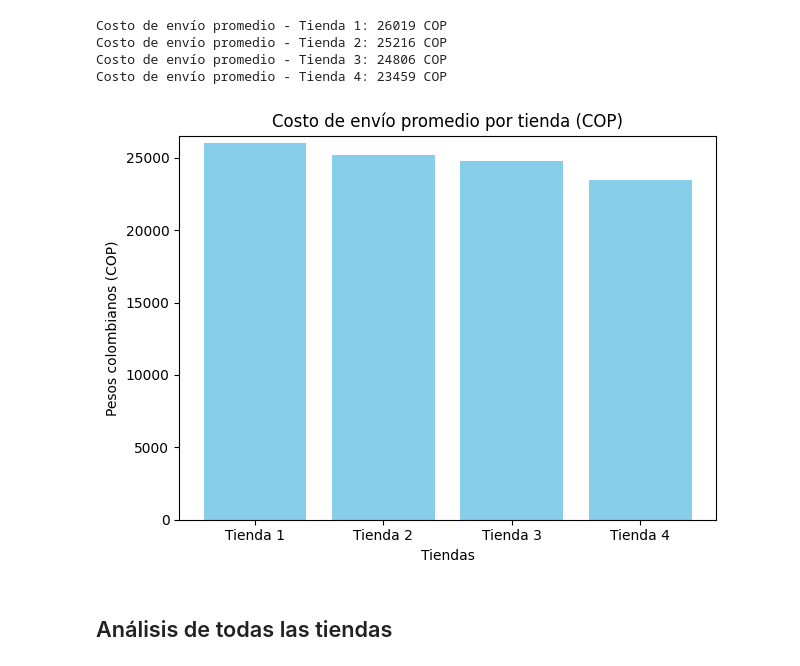
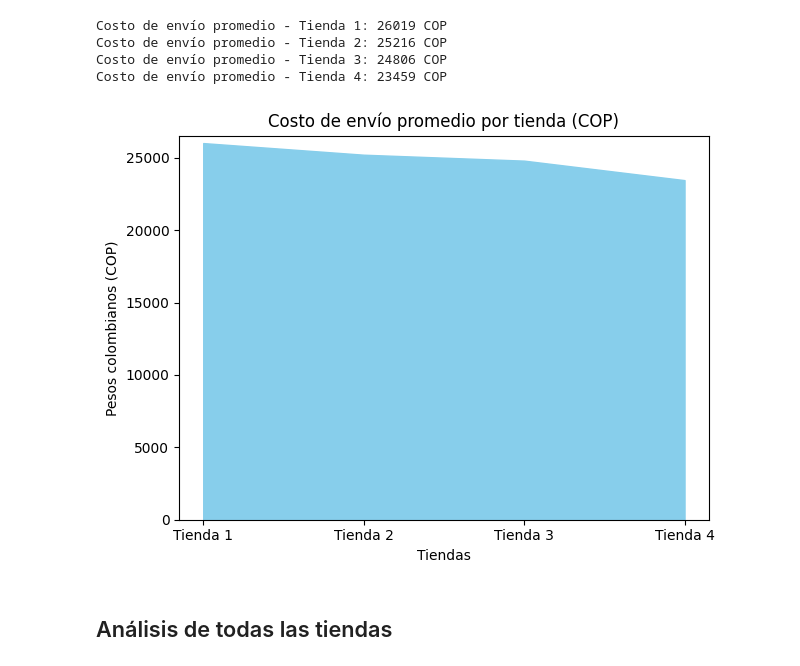
Before and after one commit to adicu7/StoreLatam, a Jupyter notebook: AluraStoreLatam.ipynb, the cells around one changed output. Saved outputs shown, nothing was run; the diff lists cells and outputs as text; code cells hidden in the pictures.

```diff
--- a/AluraStoreLatam.ipynb
+++ b/AluraStoreLatam.ipynb
@@ -321,16 +337,16 @@ Costo de envío promedio - Tienda 4: 23459 COP
 # %%
 costos_envio = [envio_prom_tienda1, envio_prom_tienda2, envio_prom_tienda3, envio_prom_tienda4]
 tiendas = ["Tienda 1", "Tienda 2", "Tienda 3", "Tienda 4"]
 
-plt.bar(tiendas, costos_envio, color="skyblue")
+plt.stackplot(tiendas, costos_envio, color="skyblue")
 plt.title("Costo de envío promedio por tienda (COP)")
 plt.ylabel("Pesos colombianos (COP)")
 plt.xlabel("Tiendas")
 plt.ylim(0, max(costos_envio) + 500)
 plt.tight_layout()
 plt.show()
 # %% [output]
-[figure, old version]
+[figure, new version]
 # %% [markdown]
 ## Análisis de todas las tiendas
 # %%
```
Also changed, not shown: parts of 7 cells of this notebook.
